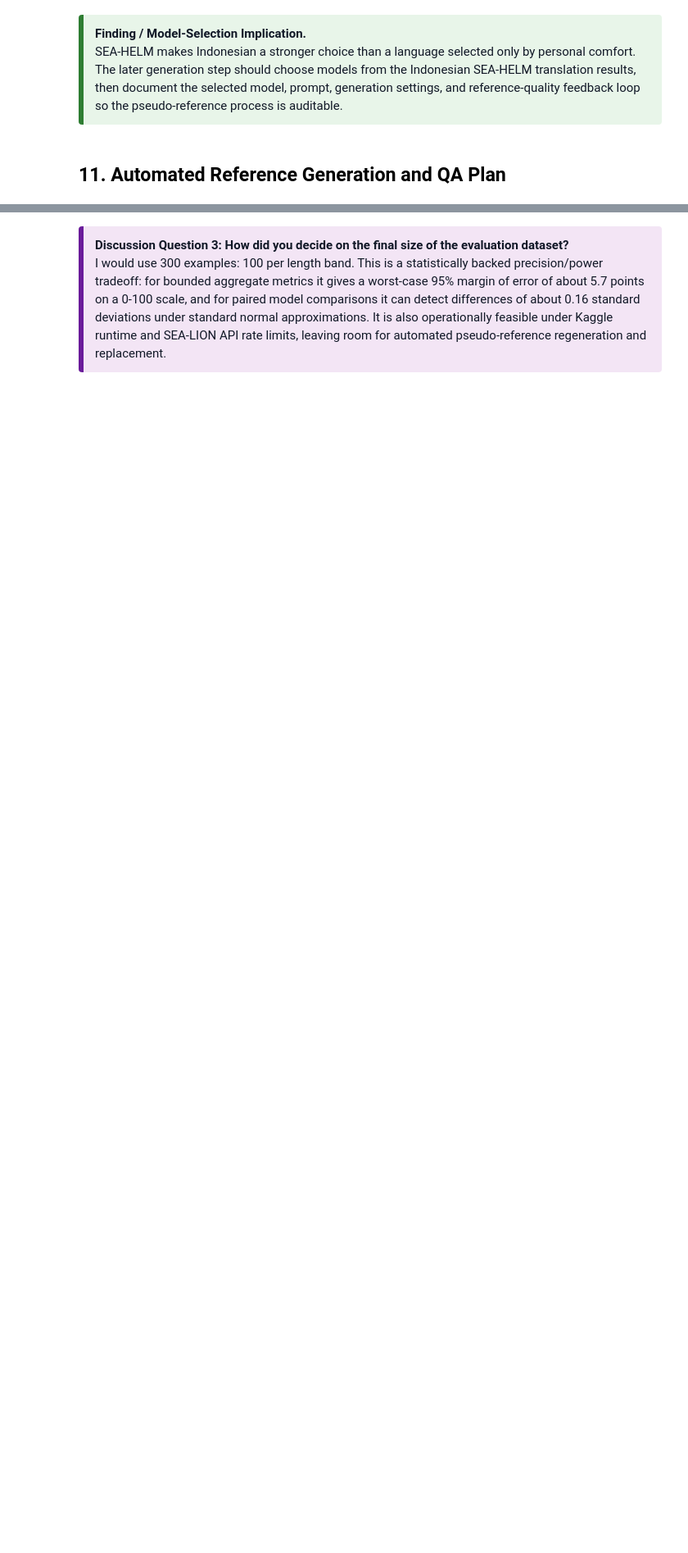
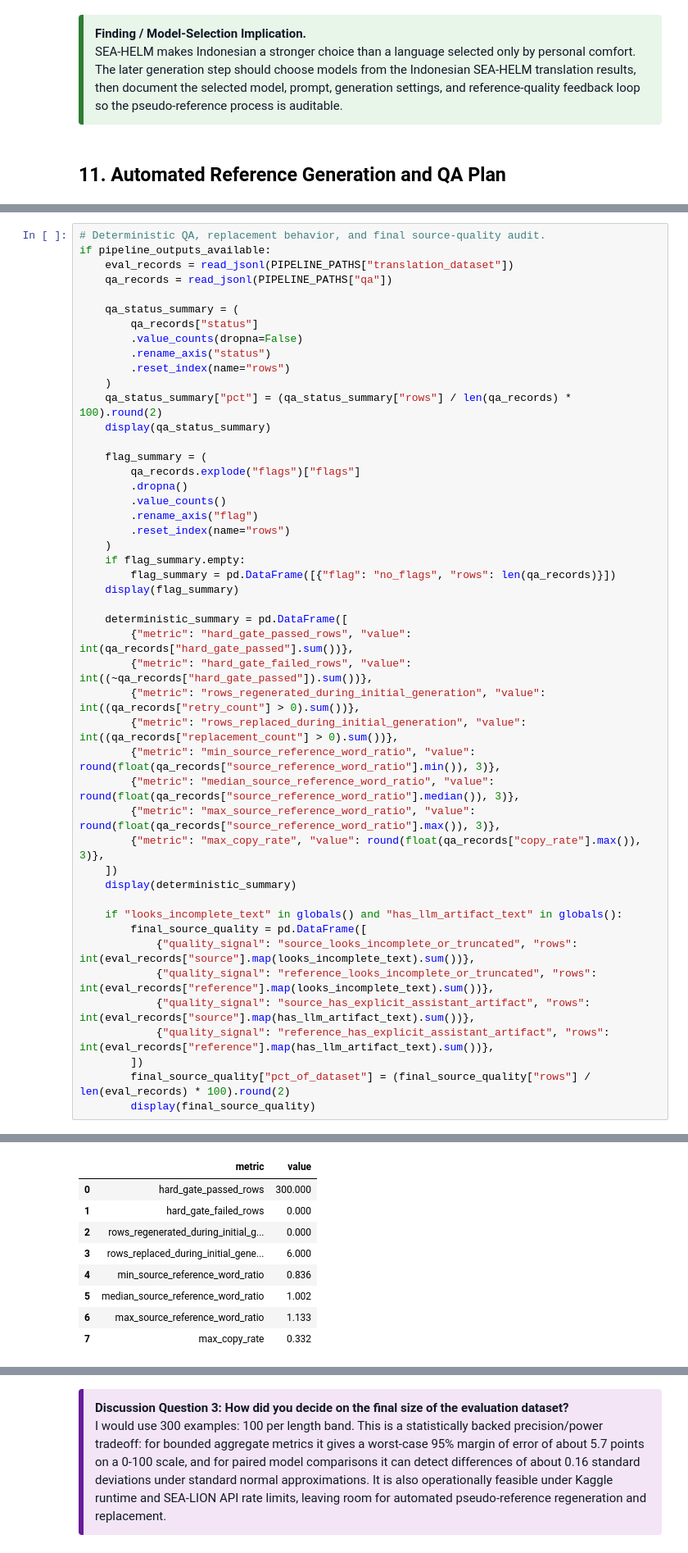
Before and after one commit to MingFengC/aisg_eval, a Jupyter notebook: part1.ipynb, the cells around one changed output, grey strips where cells are left out. Shown at 82% size. Drawn from its saved outputs; the diff is of its cells as text; blank space fills up the shorter version.

```diff
--- a/part1.ipynb
+++ b/part1.ipynb
@@ -978,0 +1172,48 @@ This process produces audited pseudo-references, not human gold references. The
+# %%
+# Deterministic QA, replacement behavior, and final source-quality audit.
+if pipeline_outputs_available:
+    eval_records = read_jsonl(PIPELINE_PATHS["translation_dataset"])
+    qa_records = read_jsonl(PIPELINE_PATHS["qa"])
+
+    qa_status_summary = (
+        qa_records["status"]
+        .value_counts(dropna=False)
+        .rename_axis("status")
+        .reset_index(name="rows")
+    )
+    qa_status_summary["pct"] = (qa_status_summary["rows"] / len(qa_records) * 100).round(2)
+    display(qa_status_summary)
+
+    flag_summary = (
+        qa_records.explode("flags")["flags"]
+        .dropna()
+        .value_counts()
+        .rename_axis("flag")
+        .reset_index(name="rows")
+    )
+    if flag_summary.empty:
+        flag_summary = pd.DataFrame([{"flag": "no_flags", "rows": len(qa_records)}])
+    display(flag_summary)
+
+    deterministic_summary = pd.DataFrame([
+        {"metric": "hard_gate_passed_rows", "value": int(qa_records["hard_gate_passed"].sum())},
+        {"metric": "hard_gate_failed_rows", "value": int((~qa_records["hard_gate_passed"]).sum())},
+        {"metric": "rows_regenerated_during_initial_generation", "value": int((qa_records["retry_count"] > 0).sum())},
+        {"metric": "rows_replaced_during_initial_generation", "value": int((qa_records["replacement_count"] > 0).sum())},
+        {"metric": "min_source_reference_word_ratio", "value": round(float(qa_records["source_reference_word_ratio"].min()), 3)},
+        {"metric": "median_source_reference_word_ratio", "value": round(float(qa_records["source_reference_word_ratio"].median()), 3)},
+        {"metric": "max_source_reference_word_ratio", "value": round(float(qa_records["source_reference_word_ratio"].max()), 3)},
+        {"metric": "max_copy_rate", "value": round(float(qa_records["copy_rate"].max()), 3)},
+    ])
+    display(deterministic_summary)
+
+    if "looks_incomplete_text" in globals() and "has_llm_artifact_text" in globals():
+        final_source_quality = pd.DataFrame([
+            {"quality_signal": "source_looks_incomplete_or_truncated", "rows": int(eval_records["source"].map(looks_incomplete_text).sum())},
+            {"quality_signal": "reference_looks_incomplete_or_truncated", "rows": int(eval_records["reference"].map(looks_incomplete_text).sum())},
+            {"quality_signal": "source_has_explicit_assistant_artifact", "rows": int(eval_records["source"].map(has_llm_artifact_text).sum())},
+            {"quality_signal": "reference_has_explicit_assistant_artifact", "rows": int(eval_records["reference"].map(has_llm_artifact_text).sum())},
+        ])
+        final_source_quality["pct_of_dataset"] = (final_source_quality["rows"] / len(eval_records) * 100).round(2)
+        display(final_source_quality)
+# %% [output]
@@ -978,0 +1226,9 @@ This process produces audited pseudo-references, not human gold references. The
+|  | metric | value |
+| 0 | hard_gate_passed_rows | 300.000 |
+| 1 | hard_gate_failed_rows | 0.000 |
+| 2 | rows_regenerated_during_initial_g... | 0.000 |
+| 3 | rows_replaced_during_initial_gene... | 6.000 |
+| 4 | min_source_reference_word_ratio | 0.836 |
+| 5 | median_source_reference_word_ratio | 1.002 |
+| 6 | max_source_reference_word_ratio | 1.133 |
+| 7 | max_copy_rate | 0.332 |
```
Also changed, not shown: parts of 32 cells of this notebook, 22 other files.
